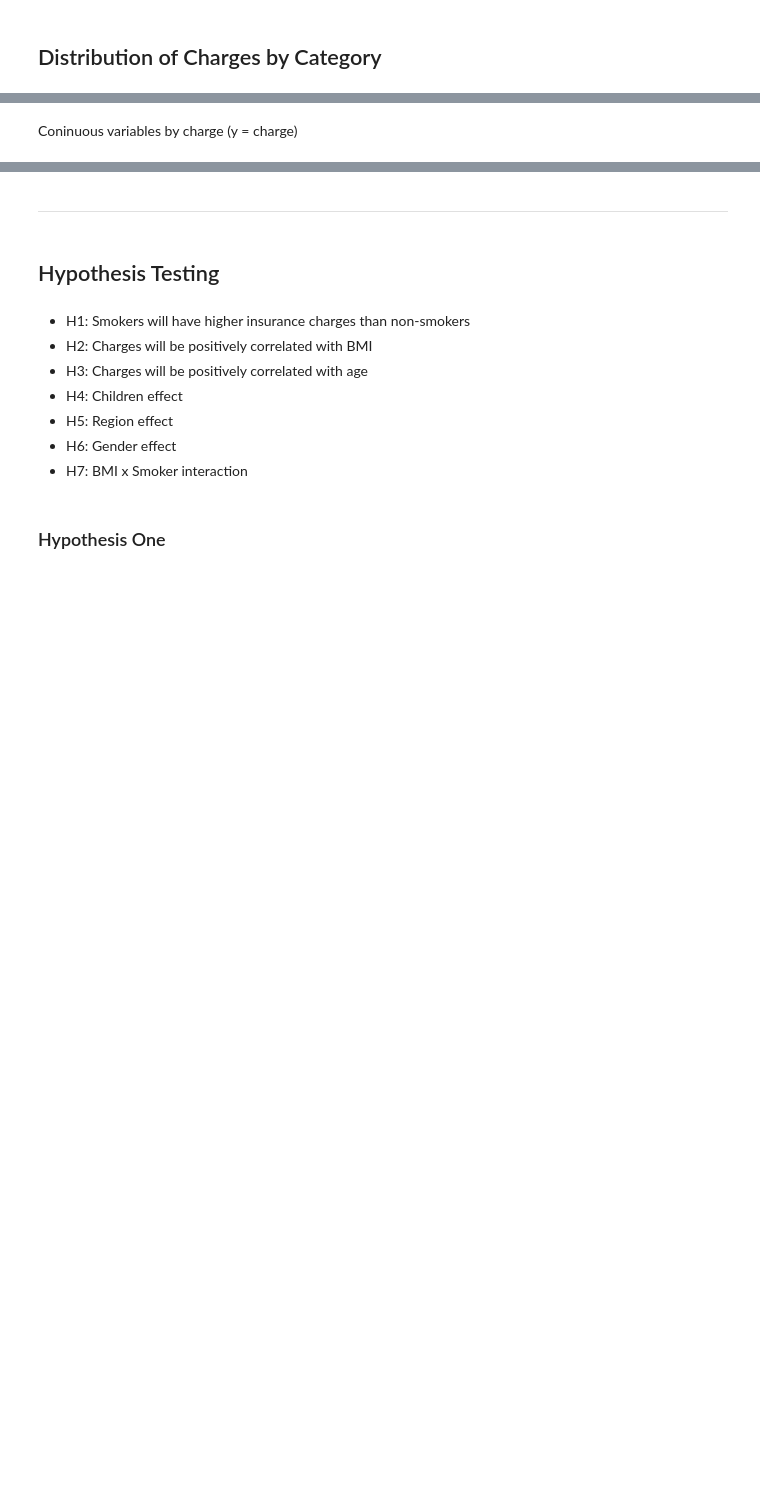
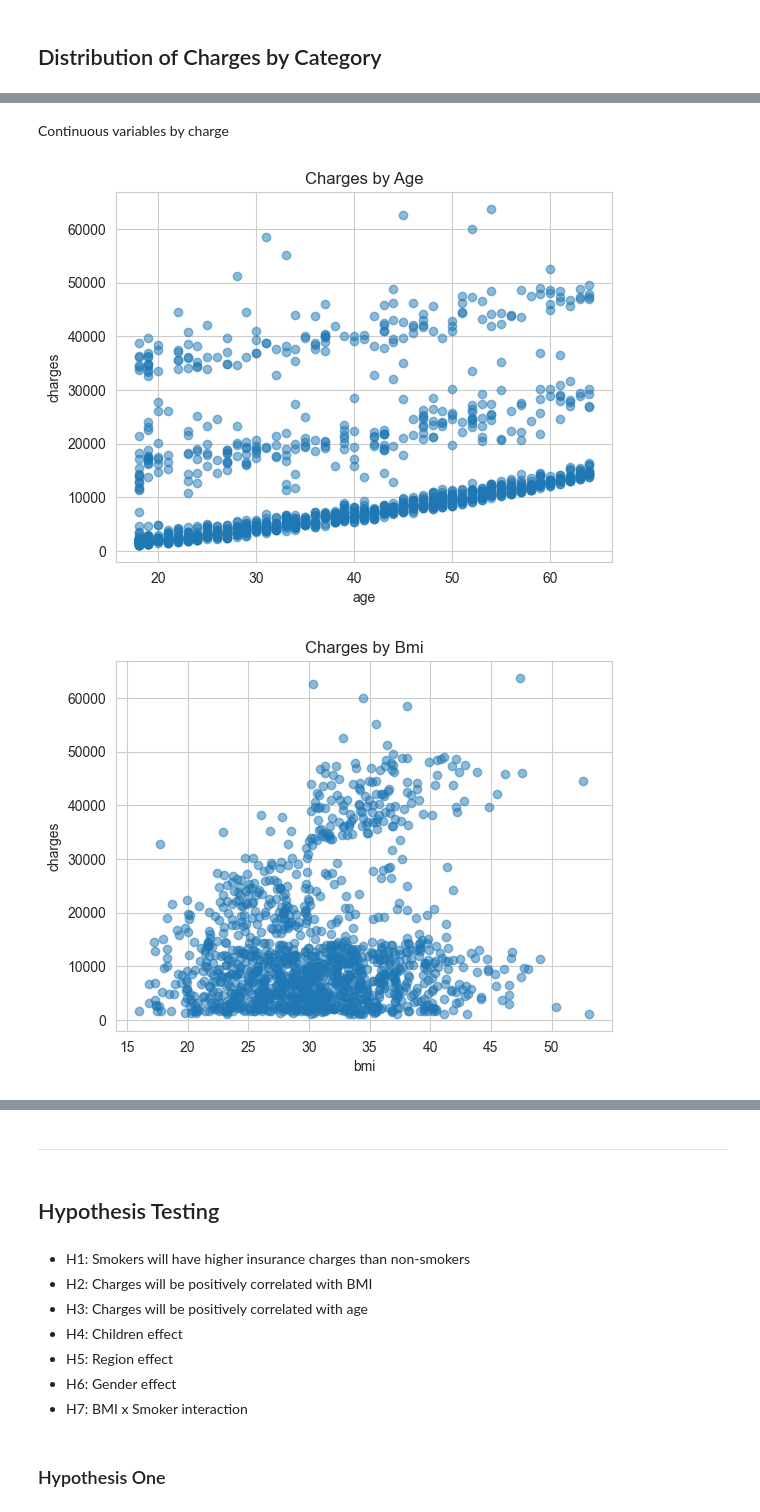
Before and after one commit to H-Smithson/healthcare_data_analysis, a Jupyter notebook: jupyter_notebooks/02_statistical_tests.ipynb, the cells around one changed output, grey strips where cells are left out. Drawn from its saved outputs; the diff is of its cells as text; code cells hidden in the pictures; blank space fills up the shorter version.

Commit message:
Add scatterplots of charge by numerical columns

```diff
--- a/jupyter_notebooks/02_statistical_tests.ipynb
+++ b/jupyter_notebooks/02_statistical_tests.ipynb
@@ -157,3 +113,17 @@ for col in df_cat:
 [figure]
 # %% [markdown]
-Coninuous variables by charge (y = charge)
+Continuous variables by charge
+# %%
+# create scatter plots to show how charges change for numerical columns
+for col in df_num:
+    # check if column is not charges and create plot
+    if col != 'charges':
+        plt.scatter(df_num[col], df_num['charges'], alpha=0.5)
+        plt.title(f"Charges by {col.capitalize()}")
+        plt.xlabel(col)
+        plt.ylabel('charges')
+        plt.show()
+        print("\n\n")
+# %% [output]
+[figure, added]
+[figure, added]
```
Also changed, not shown: parts of 9 cells of this notebook.
